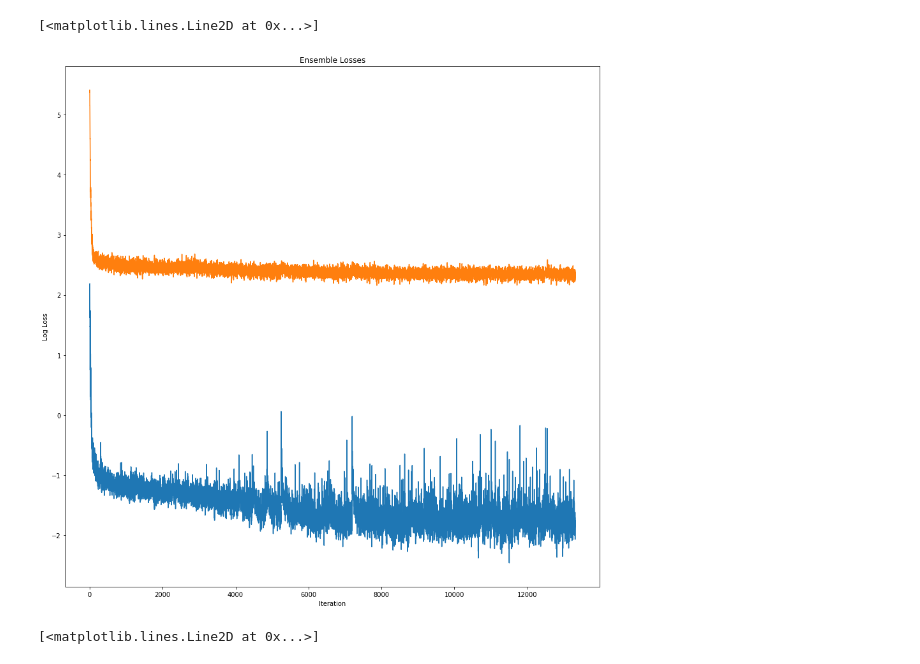
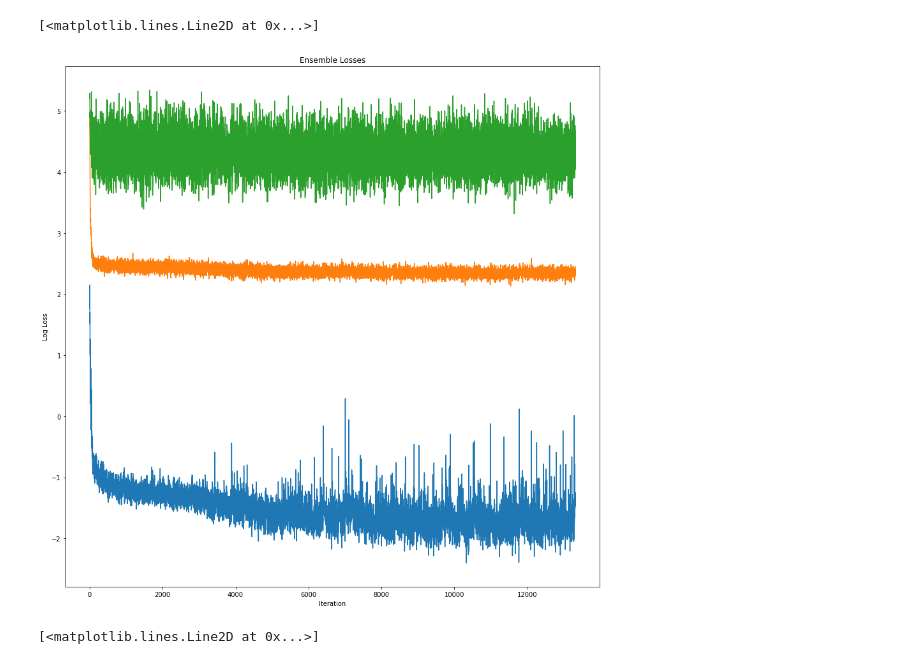
Before and after one commit to enricobu96/myMID, a Jupyter notebook: docs/plot_losses/plots.ipynb, the cells around one changed output. Cells and saved outputs as stored; diff of their text form; code cells hidden in the pictures.

```diff
--- a/docs/plot_losses/plots.ipynb
+++ b/docs/plot_losses/plots.ipynb
@@ -7,15 +7,16 @@ warnings.filterwarnings("ignore")
 # %%
 df = pd.read_csv('xy_ensemble.csv')
 
 plt.rcParams['figure.figsize'] = [15, 15]
 plt.title('Ensemble Losses')
 plt.xlabel('Iteration')
 plt.ylabel('Log Loss')
 plt.plot(df['iterations'], df['log_loss'], label='log_loss')
 plt.plot(df['iterations'], df['log_fake_loss'], label='MSE train-samples')
+plt.plot(df['iterations'], df['kde_ll'], label='KDE NLL')
 # %% [output]
 [<matplotlib.lines.Line2D at 0x...>]
-[figure, old version]
+[figure, new version]
 # %%
 df = pd.read_csv('xy_hybrid.csv')
 
```
Also changed, not shown: 7 other files.
